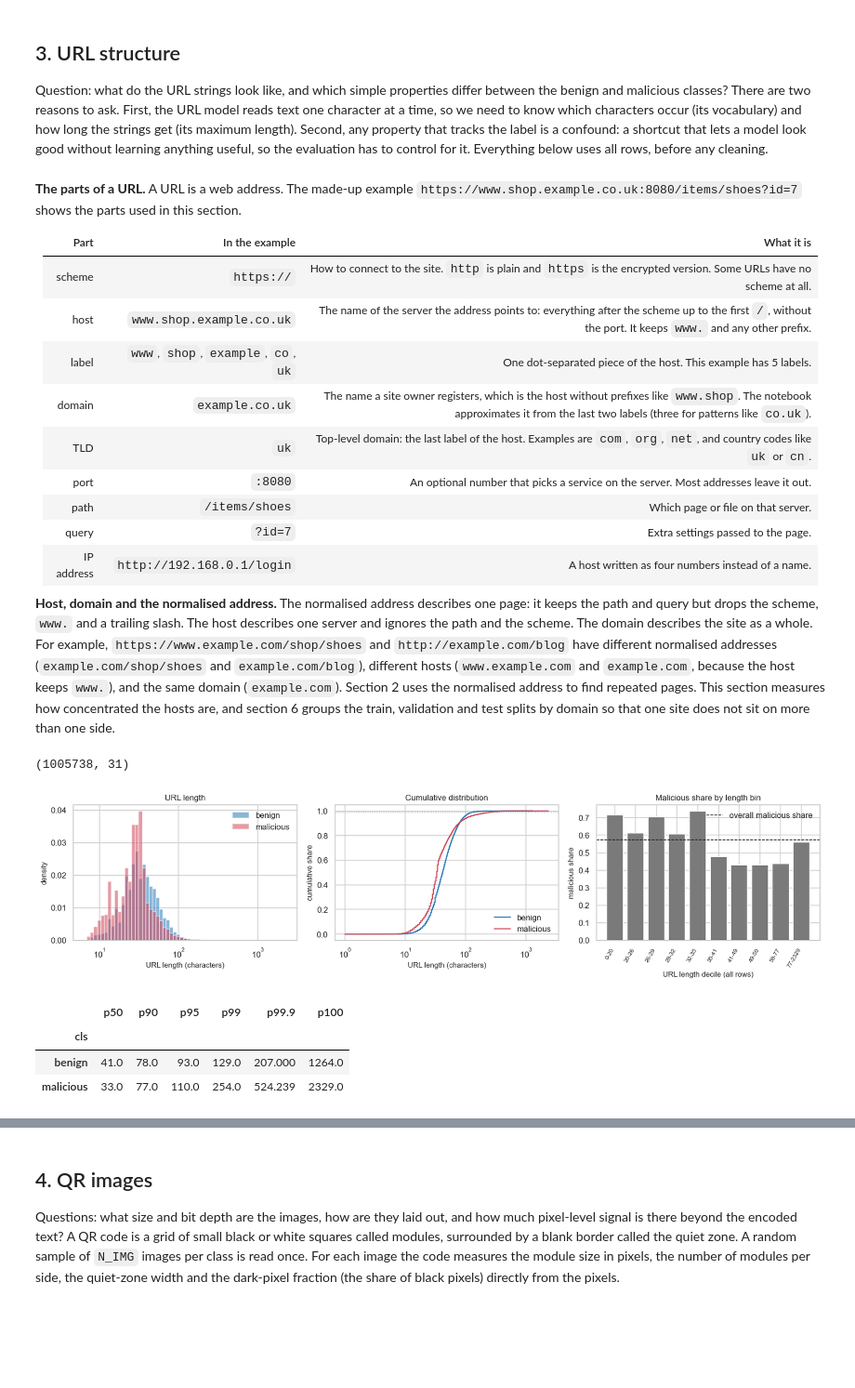
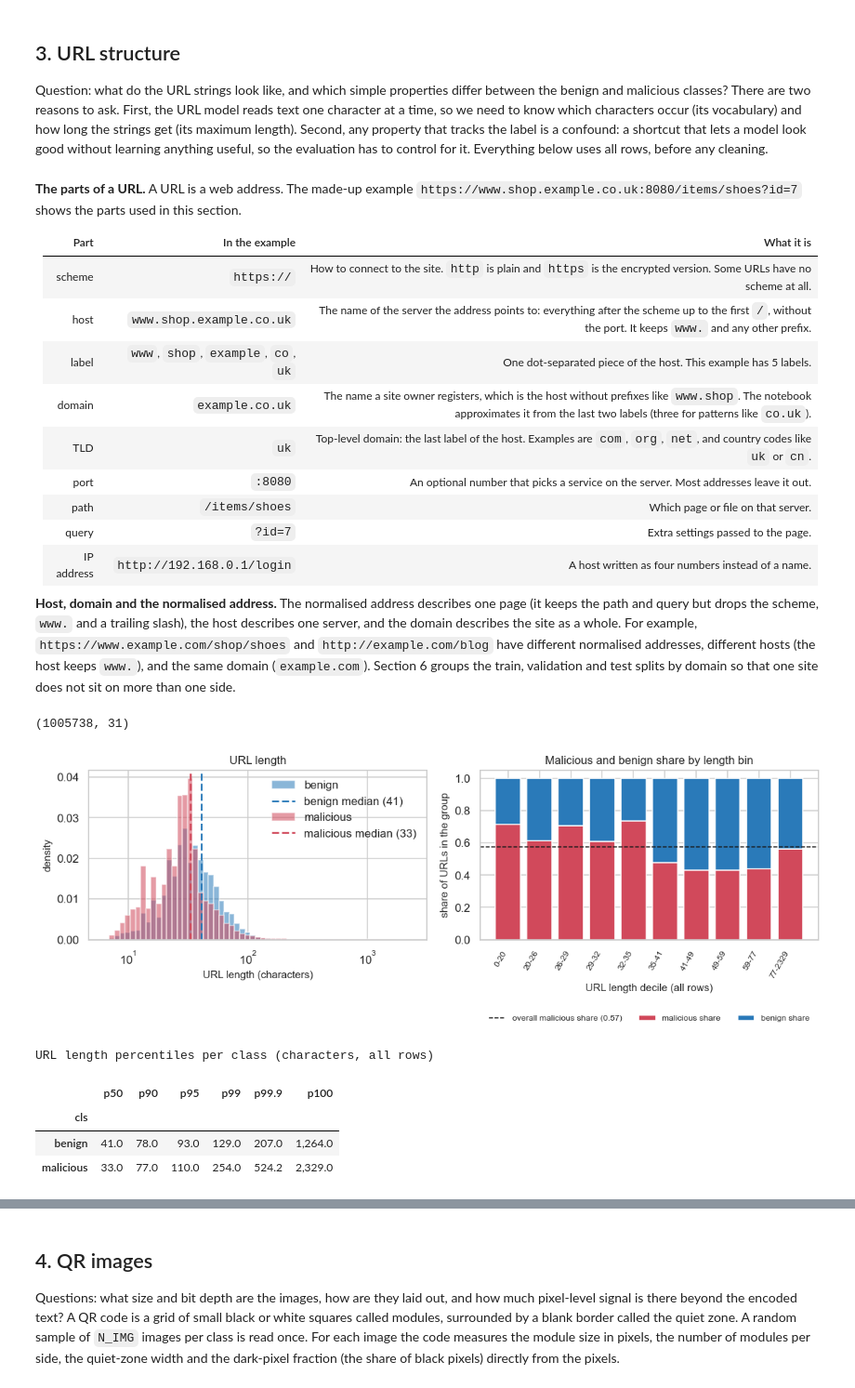
Before and after one commit to AnhJoe/convolutional_vae_quishing, a Jupyter notebook: notebooks/eda.ipynb, the cells around one changed output, grey strips where cells are left out. Shown at 93% size. Drawn from its saved outputs; the diff is of its cells as text; code cells hidden in the pictures; blank space fills up the shorter version.

Commit message:
EDA: median lines, titled tables, vocabulary table, correlation text moved

```diff
--- a/notebooks/eda.ipynb
+++ b/notebooks/eda.ipynb
@@ -118,14 +110,12 @@ Plan:
 
 Image-level analysis reads a random sample of PNGs per class (`N_IMG`) because reading all of them is slow. URL-level analysis uses every row.
 # %%
-# Imports, settings (seed, sample sizes, colours, plot style) and the paths to the two class folders
+# Imports, settings (seed, sample sizes, colours, plot style), the paths to the two class folders and a table helper
 import hashlib
 import io
 import json
 import math
 import os
-import random
-import re
 from collections import Counter
 from concurrent.futures import ThreadPoolExecutor
 from pathlib import Path
@@ -143,13 +133,21 @@ PROC_DIR.mkdir(parents=True, exist_ok=True)
 
 SEED = 0
 N_IMG = 3000      # PNGs read per class for pixel-level work
-rng = np.random.default_rng(SEED)
 
 COLORS = {"benign": "#2a7ab9", "malicious": "#d1495b"}
 sns.set_theme(style="whitegrid", context="notebook")
 plt.rcParams.update({"figure.dpi": 110, "axes.titlesize": 11, "axes.labelsize": 10, "legend.frameon": False})
 
 CLASS_DIR = {"benign": RAW_DIR / "QR_All_benign", "malicious": RAW_DIR / "QR_All_Malicious"}
+
+def show_table(df, title, precision=3):
+    """Show a DataFrame with a title above it, thousands separators, and long text wrapped inside the cells."""
+    styled = (df.style.format(precision=precision, thousands=",", na_rep="NaN").set_caption(title)
+              .set_table_styles([
+                  {"selector": "caption", "props": [("caption-side", "top"), ("text-align", "left"), ("font-weight", "bold"), ("padding", "4px 0 8px 0")]},
+                  {"selector": "th, td", "props": [("white-space", "normal"), ("overflow-wrap", "anywhere"), ("max-width", "460px"), ("vertical-align", "top")]},
+              ]))
+    display(styled)
 # %% [markdown]
 ## 1. Inventory and label integrity
 
@@ -160,6 +158,7 @@ frames = []
 for cls, d in CLASS_DIR.items():
     csv_path = next(d.glob("all_generated_urls_*.csv"))
     f = pd.read_csv(csv_path, keep_default_na=False)   # keep strings such as "NA" or "null" as text
+    csv_columns = list(f.columns)                       # columns the CSVs come with, before the notebook adds its own
     f["cls"] = cls
     frames.append(f)
 raw = pd.concat(frames, ignore_index=True)
@@ -167,8 +166,5 @@ raw["label"] = (raw["cls"] == "malicious").astype("int8")   # 1 = malicious, tak
 parts = raw["qr_path"].str.replace("\\", "/", regex=False).str.split("/")
 raw["file"] = parts.str[-1]
 raw["csv_folder"] = parts.str[-3]
-print(raw.shape)
-for cls in CLASS_DIR:
-    print(f"\n{cls}: first 20 rows of {next(CLASS_DIR[cls].glob('all_generated_urls_*.csv')).name}")
-    display(raw.loc[raw["cls"] == cls, ["index", "url", "qr_path"]].head(20))
+print(f"{len(raw):,} rows. CSV columns: {csv_columns}")
 # %% [output]
@@ -412,7 +294,7 @@ Question: what do the URL strings look like, and which simple properties differ
 | query | `?id=7` | Extra settings passed to the page. |
 | IP address | `http://192.168.0.1/login` | A host written as four numbers instead of a name. |
 
-**Host, domain and the normalised address.** The normalised address describes one page: it keeps the path and query but drops the scheme, `www.` and a trailing slash. The host describes one server and ignores the path and the scheme. The domain describes the site as a whole. For example, `https://www.example.com/shop/shoes` and `http://example.com/blog` have different normalised addresses (`example.com/shop/shoes` and `example.com/blog`), different hosts (`www.example.com` and `example.com`, because the host keeps `www.`), and the same domain (`example.com`). Section 2 uses the normalised address to find repeated pages. This section measures how concentrated the hosts are, and section 6 groups the train, validation and test splits by domain so that one site does not sit on more than one side.
+**Host, domain and the normalised address.** The normalised address describes one page (it keeps the path and query but drops the scheme, `www.` and a trailing slash), the host describes one server, and the domain describes the site as a whole. For example, `https://www.example.com/shop/shoes` and `http://example.com/blog` have different normalised addresses, different hosts (the host keeps `www.`), and the same domain (`example.com`). Section 6 groups the train, validation and test splits by domain so that one site does not sit on more than one side.
 # %%
 # Build the URL feature table (feat): one row per QR code with length, scheme, host, path and artefact features
 SCHEME_RE = r"^[A-Za-z][A-Za-z0-9+.\-]*://"
@@ -480,37 +362,37 @@ feat.shape
 # %% [output]
 (1005738, 31)
 # %%
-# URL length: distribution, cumulative share, and how the malicious share moves across length bins
-fig, axes = plt.subplots(1, 3, figsize=(15, 3.8))
+# URL length: distribution with class medians, malicious and benign share across length bins, and quantiles per class
+fig, axes = plt.subplots(1, 2, figsize=(11, 4.4))
 
 bins = np.logspace(0.8, np.log10(feat["url_len"].max()), 60)
+medians = feat.groupby("cls")["url_len"].median()
 for cls in CLASS_DIR:
     axes[0].hist(feat.loc[feat["cls"] == cls, "url_len"], bins=bins, density=True, alpha=0.55, color=COLORS[cls], label=cls)
-    x = np.sort(feat.loc[feat["cls"] == cls, "url_len"].to_numpy())
-    axes[1].plot(x, np.arange(1, len(x) + 1) / len(x), color=COLORS[cls], label=cls)
-axes[0].set_xscale("log"); axes[0].set_xlabel("URL length (characters)"); axes[0].set_ylabel("density"); axes[0].set_title("URL length")
-axes[1].set_xscale("log"); axes[1].set_xlabel("URL length (characters)"); axes[1].set_ylabel("cumulative share"); axes[1].set_title("Cumulative distribution")
-for q in (0.99,):
-    axes[1].axhline(q, color="grey", ls=":", lw=0.8)
-axes[0].legend(); axes[1].legend()
+    axes[0].axvline(medians[cls], color=COLORS[cls], ls="--", lw=1.8, label=f"{cls} median ({medians[cls]:.0f})")
+axes[0].set_xscale("log"); axes[0].set_xlabel("URL length (characters)"); axes[0].set_ylabel("density"); axes[0].set_title("URL length"); axes[0].legend()
 
 edges = feat["url_len"].quantile(np.linspace(0, 1, 11)).unique()
 bin_id = pd.cut(feat["url_len"], edges, include_lowest=True)
 share = feat.groupby(bin_id, observed=True)["label"].mean()
-axes[2].bar(range(len(share)), share.values, color="#7a7a7a")
-axes[2].axhline(feat["label"].mean(), color="k", ls="--", lw=1, label="overall malicious share")
-axes[2].set_xticks(range(len(share))); axes[2].set_xticklabels([f"{int(iv.left)}-{int(iv.right)}" for iv in share.index], rotation=60, ha="right", fontsize=8)
-axes[2].set_ylabel("malicious share"); axes[2].set_xlabel("URL length decile (all rows)"); axes[2].set_title("Malicious share by length bin"); axes[2].legend()
+pos = list(range(len(share)))
+axes[1].bar(pos, share.values, color=COLORS["malicious"], label="malicious share")
+axes[1].bar(pos, 1 - share.values, bottom=share.values, color=COLORS["benign"], label="benign share")
+axes[1].axhline(feat["label"].mean(), color="k", ls="--", lw=1, label=f"overall malicious share ({feat['label'].mean():.2f})")
+axes[1].set_xticks(pos); axes[1].set_xticklabels([f"{int(iv.left)}-{int(iv.right)}" for iv in share.index], rotation=60, ha="right", fontsize=8)
+axes[1].set_ylabel("share of URLs in the group"); axes[1].set_xlabel("URL length decile (all rows)"); axes[1].set_title("Malicious and benign share by length bin")
+axes[1].legend(loc="upper center", bbox_to_anchor=(0.5, -0.4), ncol=3, fontsize=8)
 plt.tight_layout(); plt.show()
 
 pct = [50, 90, 95, 99, 99.9, 100]
 len_table = feat.groupby("cls")["url_len"].quantile([p / 100 for p in pct]).unstack()
 len_table.columns = [f"p{p:g}" for p in pct]
-len_table
+show_table(len_table, "URL length percentiles per class (characters, all rows)", precision=1)
 # %% [output]
-[figure, old version]
+[figure, new version]
+URL length percentiles per class (characters, all rows)
 |  | p50 | p90 | p95 | p99 | p99.9 | p100 |
 | cls |  |  |  |  |  |  |
-| benign | 41.0 | 78.0 | 93.0 | 129.0 | 207.000 | 1264.0 |
-| malicious | 33.0 | 77.0 | 110.0 | 254.0 | 524.239 | 2329.0 |
+| benign | 41.0 | 78.0 | 93.0 | 129.0 | 207.0 | 1,264.0 |
+| malicious | 33.0 | 77.0 | 110.0 | 254.0 | 524.2 | 2,329.0 |
 # %% [markdown]
```
Also changed, not shown: parts of 50 cells of this notebook, 1 other file.
